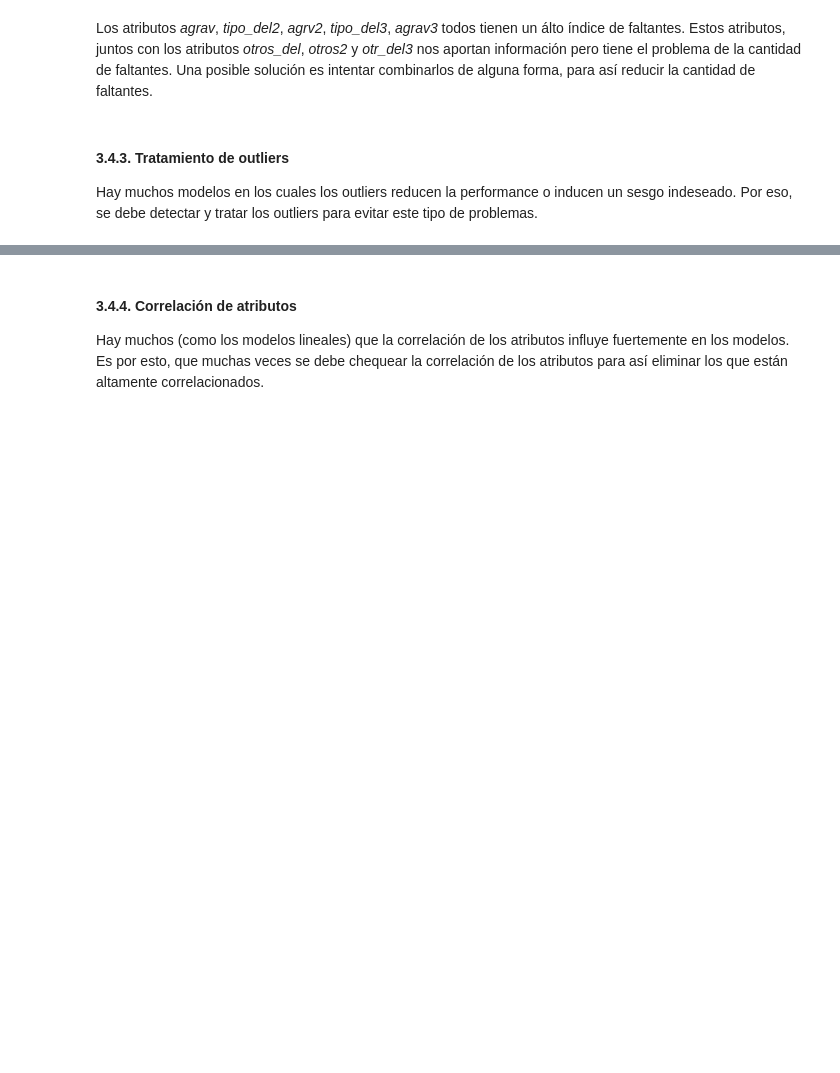
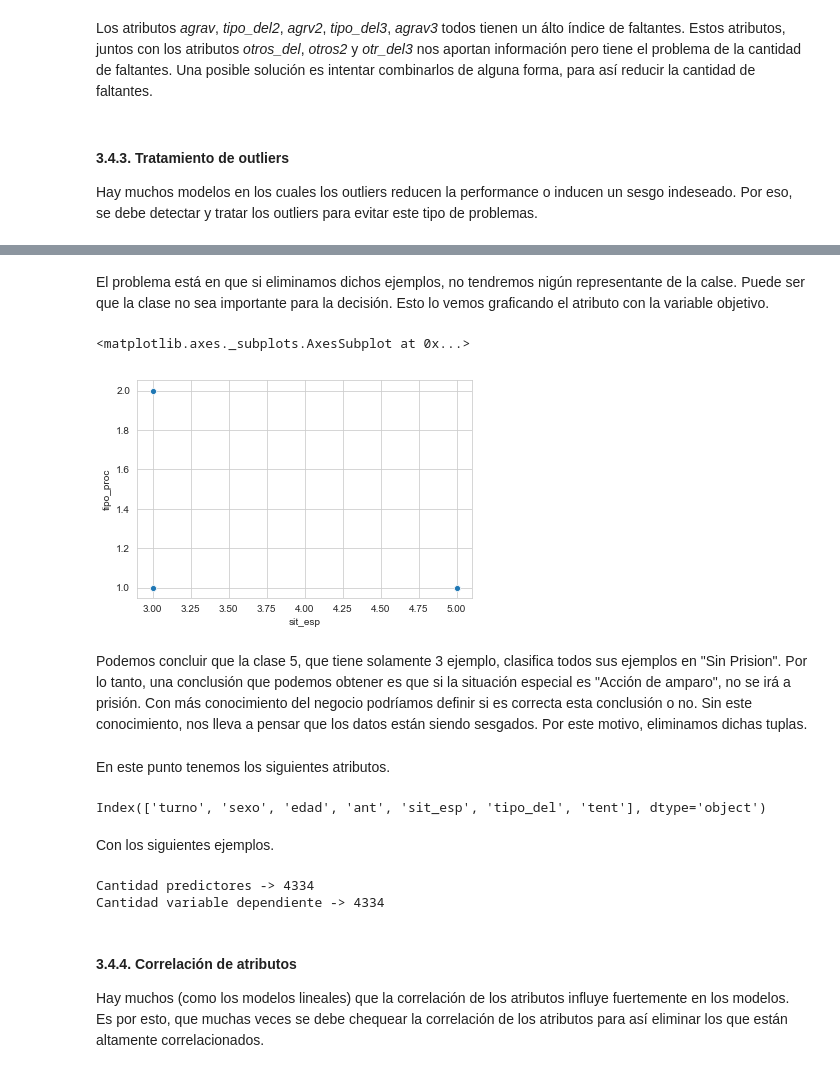
Before and after one commit to brunomaso1/ml-porfolio, a Jupyter notebook: content/posts/jupyter-notebooks/2018/Voy_preso_o_no_analisis_dataset_penal2016_python.ipynb, the cells around one changed output, grey strips where cells are left out. Drawn from its saved outputs; the diff is of its cells as text; code cells hidden in the pictures; blank space fills up the shorter version.

```diff
--- a/content/posts/jupyter-notebooks/2018/Voy_preso_o_no_analisis_dataset_penal2016_python.ipynb
+++ b/content/posts/jupyter-notebooks/2018/Voy_preso_o_no_analisis_dataset_penal2016_python.ipynb
@@ -943,0 +1025,14 @@ Hay muchos modelos en los cuales los outliers reducen la performance o inducen u
+# %% [markdown]
+El problema está en que si eliminamos dichos ejemplos, no tendremos nigún representante de la calse. Puede ser que la clase no sea importante para la decisión. Esto lo vemos graficando el atributo con la variable objetivo.
+# %%
+dataAux = data.copy()
+dataAux['tipo_proc'] = label
+
+# Grafico los valores.
+sns.scatterplot(x=dataAux.loc[(dataAux['sit_esp'] == 3) | (dataAux['sit_esp'] == 5)]['sit_esp'],
+                y=dataAux.loc[(dataAux['sit_esp'] == 3) | (dataAux['sit_esp'] == 5)]['tipo_proc'])
+# %% [output]
+<matplotlib.axes._subplots.AxesSubplot at 0x...>
+[figure, added]
+# %% [markdown]
+Podemos concluir que la clase 5, que tiene solamente 3 ejemplo, clasifica todos sus ejemplos en "Sin Prision". Por lo tanto, una conclusión que podemos obtener es que si la situación especial es "Acción de amparo", no se irá a prisión. Con más conocimiento del negocio podríamos definir si es correcta esta conclusión o no. Sin este conocimiento, nos lleva a pensar que los datos están siendo sesgados. Por este motivo, eliminamos dichas tuplas.
@@ -944,3 +1052,17 @@ Hay muchos modelos en los cuales los outliers reducen la performance o inducen u
+# %% [markdown]
+En este punto tenemos los siguientes atributos.
+# %%
+data.keys()
+# %% [output]
+Index(['turno', 'sexo', 'edad', 'ant', 'sit_esp', 'tipo_del', 'tent'], dtype='object')
+# %% [markdown]
+Con los siguientes ejemplos.
+# %%
+print('Cantidad predictores ->', data['sit_esp'].count())
+print('Cantidad variable dependiente ->', label.count())
+# %% [output]
+Cantidad predictores -> 4334
+Cantidad variable dependiente -> 4334
 # %% [markdown]
 #### 3.4.4. Correlación de atributos <a class="anchor" id="3.4.4-bullet"></a>
 
```
Also changed, not shown: parts of 16 cells of this notebook, 1 other file.
